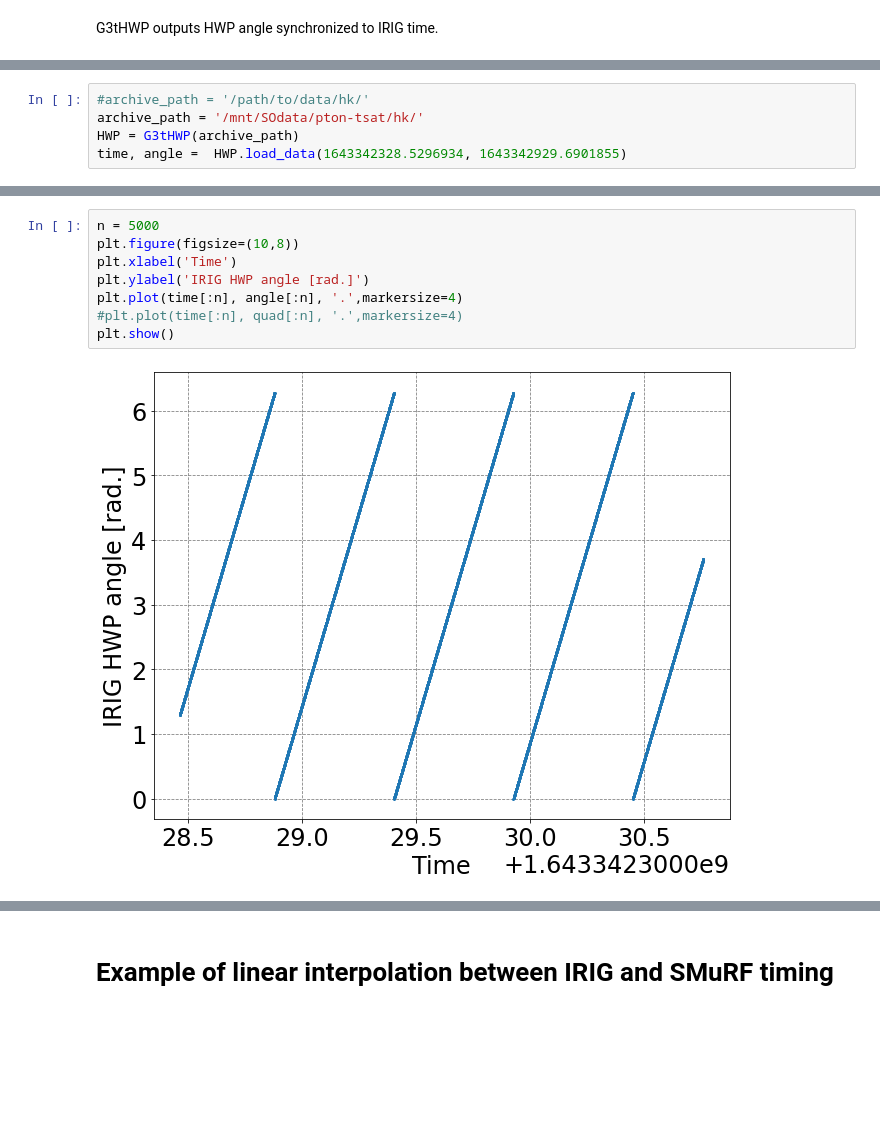
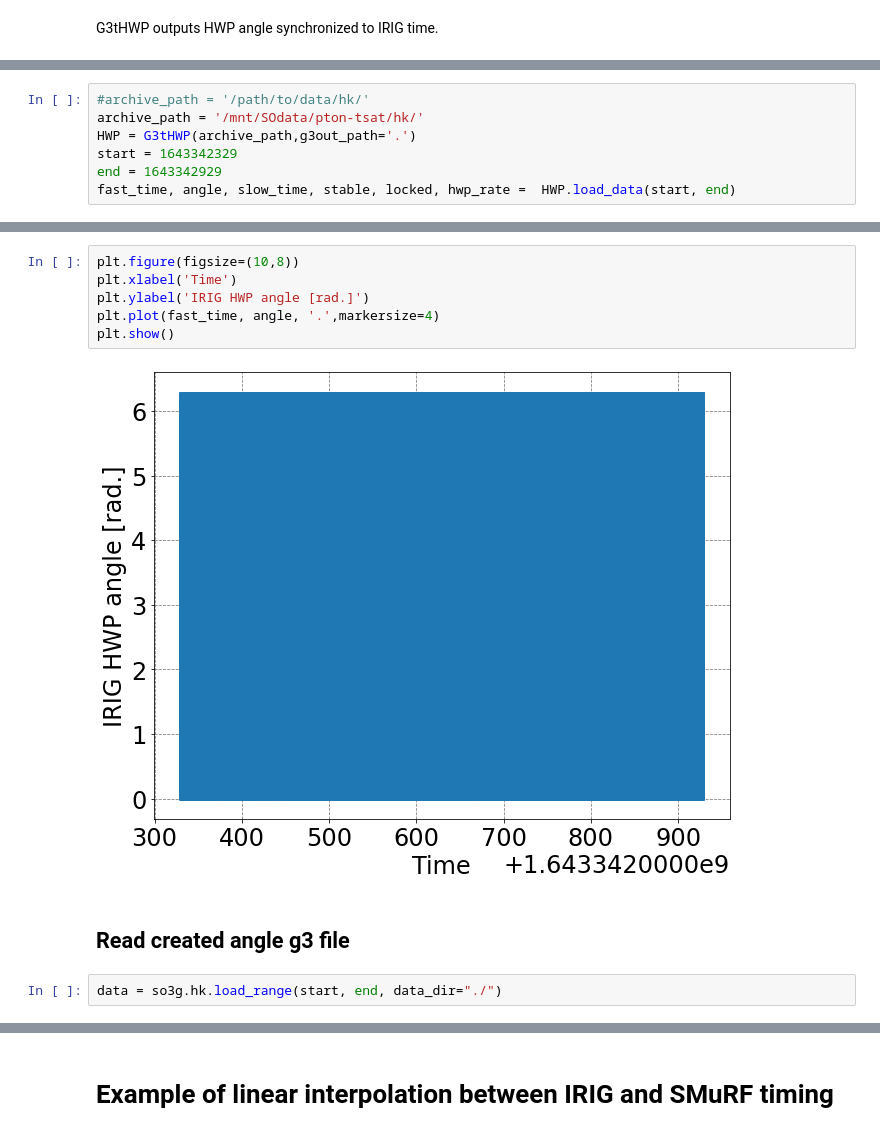
Before and after one commit to yukisakurai/sotodlib, a Jupyter notebook: sotodlib/io/G3tHWP_example.ipynb, the cells around one changed output, grey strips where cells are left out. Cells and saved outputs as stored; diff of their text form; blank space fills up the shorter version.

Commit message:
update to output angle g3 file in SO HK format

```diff
--- a/sotodlib/io/G3tHWP_example.ipynb
+++ b/sotodlib/io/G3tHWP_example.ipynb
@@ -10,5 +14,7 @@ import scipy.interpolate
 # %%
 #archive_path = '/path/to/data/hk/'
 archive_path = '/mnt/SOdata/pton-tsat/hk/'
-HWP = G3tHWP(archive_path)
-time, angle =  HWP.load_data(1643342328.5296934, 1643342929.6901855)
+HWP = G3tHWP(archive_path,g3out_path='.')
+start = 1643342329
+end = 1643342929
+fast_time, angle, slow_time, stable, locked, hwp_rate =  HWP.load_data(start, end)
@@ -21,10 +36,12 @@ Returned value of quad == 0 or 1
 # %%
-n = 5000
 plt.figure(figsize=(10,8))
 plt.xlabel('Time')
 plt.ylabel('IRIG HWP angle [rad.]')
-plt.plot(time[:n], angle[:n], '.',markersize=4)
-#plt.plot(time[:n], quad[:n], '.',markersize=4)
+plt.plot(fast_time, angle, '.',markersize=4)
 plt.show()
 # %% [output]
-[figure, old version]
+[figure, new version]
+# %% [markdown]
+## Read created angle g3 file
+# %%
+data = so3g.hk.load_range(start, end, data_dir="./")
```
Also changed, not shown: parts of 9 cells of this notebook, 1 other file.
